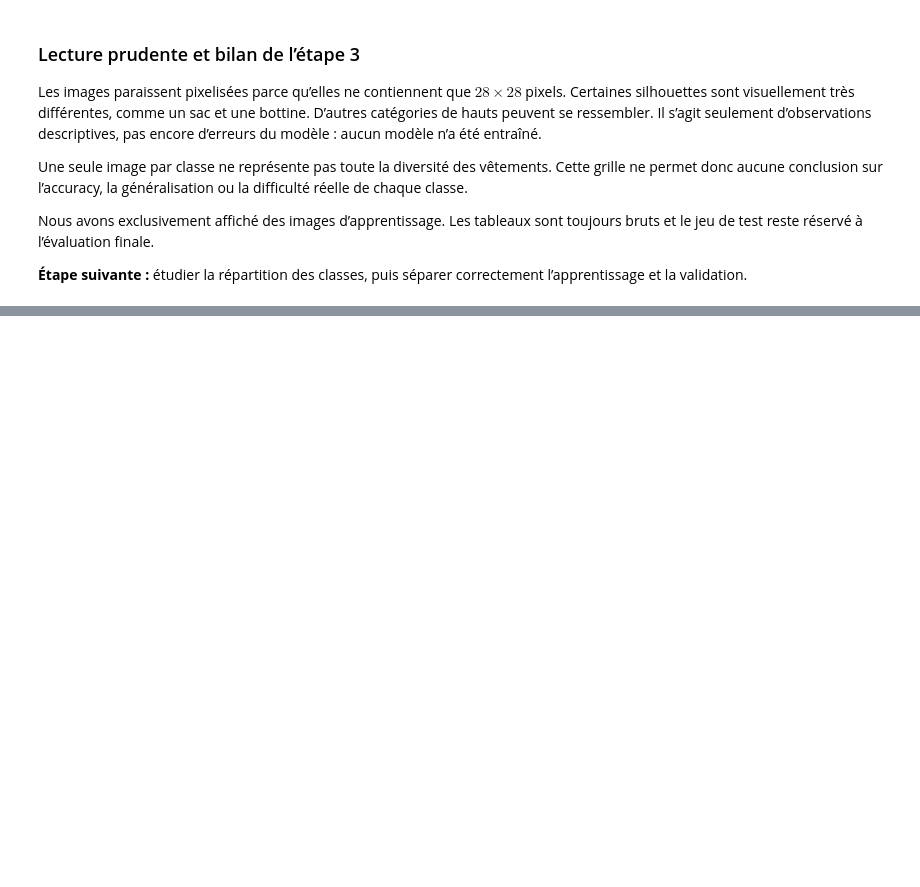
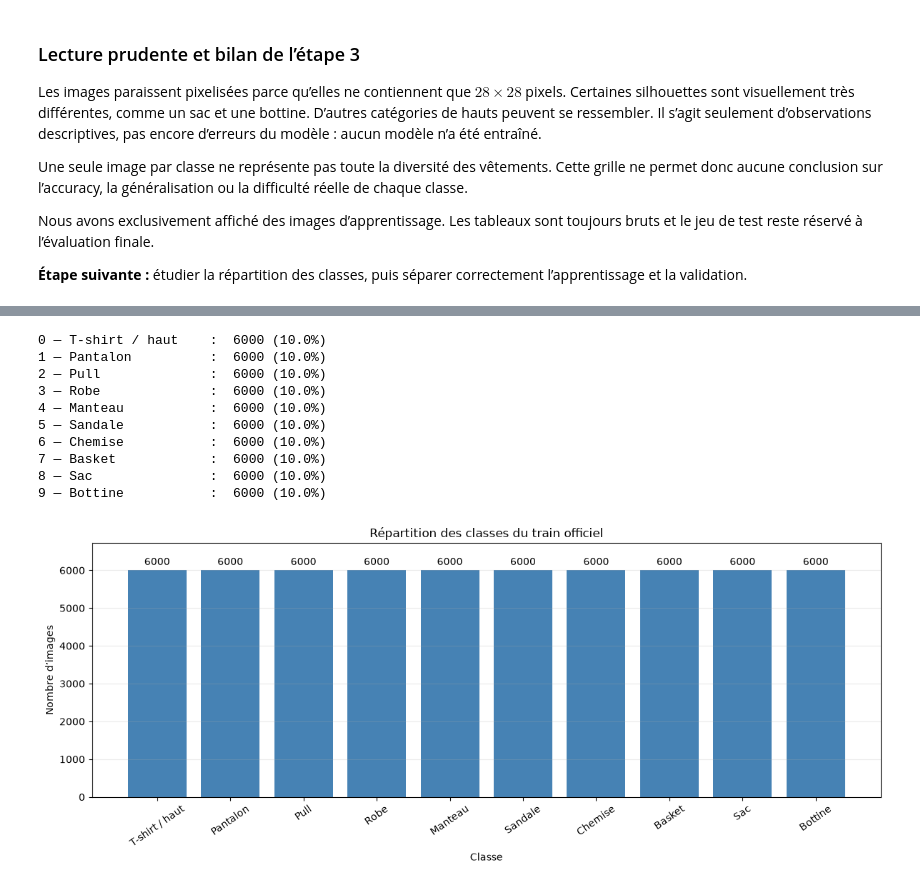
Before and after one commit to DRIOUCH96/introduction_au_deeplearning, a Jupyter notebook: fashion_mnist_cnn.ipynb, the cells around one changed output, grey strips where cells are left out. Saved outputs shown, nothing was run; the diff lists cells and outputs as text; code cells hidden in the pictures; blank space fills up the shorter version.

```diff
--- a/fashion_mnist_cnn.ipynb
+++ b/fashion_mnist_cnn.ipynb
@@ -376,0 +401,45 @@ Nous avons exclusivement affiché des images d’apprentissage. Les tableaux son
+# %%
+effectifs_train_officiel = np.bincount(
+    etiquettes_train_complet,
+    minlength=len(noms_classes_fr),
+)
+proportions_train_officiel = (
+    effectifs_train_officiel / len(etiquettes_train_complet)
+)
+
+for identifiant in range(len(noms_classes_fr)):
+    print(
+        f"{identifiant} — {noms_classes_fr[identifiant]:<17} : "
+        f"{effectifs_train_officiel[identifiant]:5d} "
+        f"({proportions_train_officiel[identifiant]:.1%})"
+    )
+
+assert np.array_equal(effectifs_train_officiel, np.full(10, 6_000))
+
+figure, axe = plt.subplots(figsize=(12, 5))
+barres = axe.bar(
+    noms_classes_fr,
+    effectifs_train_officiel,
+    color="steelblue",
+)
+axe.set_title("Répartition des classes du train officiel")
+axe.set_xlabel("Classe")
+axe.set_ylabel("Nombre d’images")
+axe.tick_params(axis="x", rotation=35)
+axe.bar_label(barres, padding=3)
+axe.set_ylim(0, effectifs_train_officiel.max() * 1.12)
+axe.grid(axis="y", alpha=0.25)
+figure.tight_layout()
+plt.show()
+# %% [output]
+0 — T-shirt / haut    :  6000 (10.0%)
+1 — Pantalon          :  6000 (10.0%)
+2 — Pull              :  6000 (10.0%)
+3 — Robe              :  6000 (10.0%)
+4 — Manteau           :  6000 (10.0%)
+5 — Sandale           :  6000 (10.0%)
+6 — Chemise           :  6000 (10.0%)
+7 — Basket            :  6000 (10.0%)
+8 — Sac               :  6000 (10.0%)
+9 — Bottine           :  6000 (10.0%)
+[figure, added]
```
Also changed, not shown: parts of 6 cells of this notebook.
